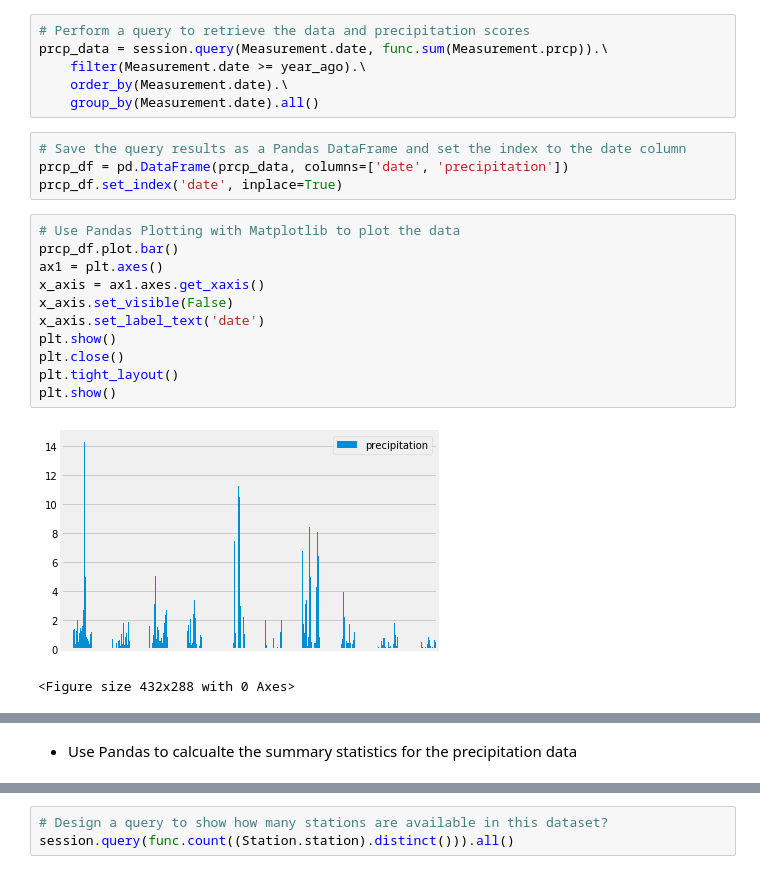
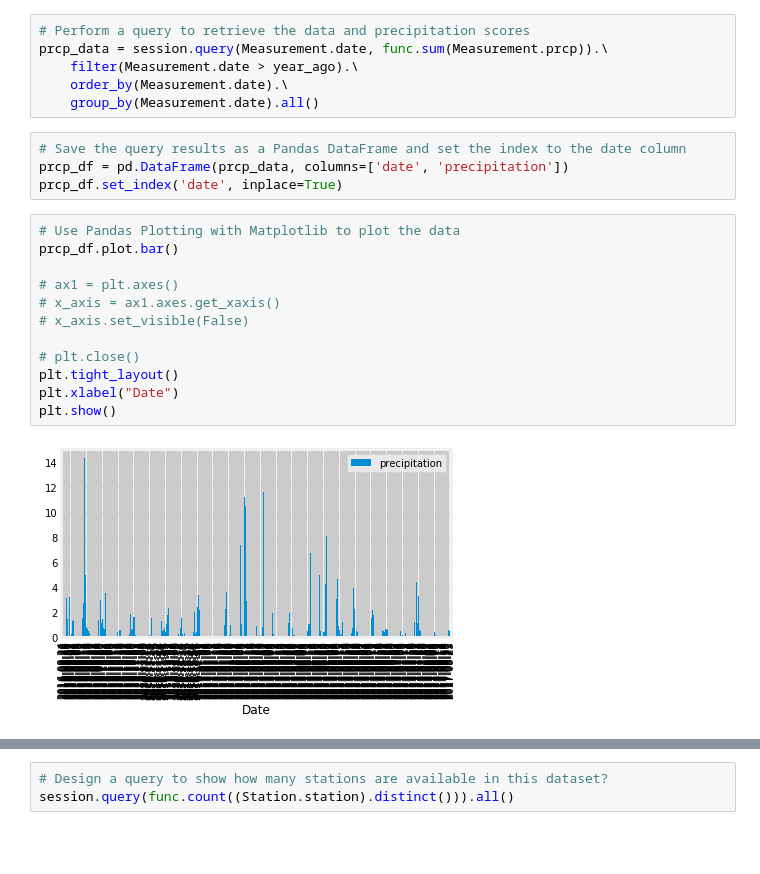
Before and after one commit to sponre01/Data-Science-Bootcamp-Homework, a Jupyter notebook: Homework_8_Advanced-Data-Storage-and-Retrieval/climate_analysis.ipynb, the cells around one changed output, grey strips where cells are left out. Drawn from its saved outputs; the diff is of its cells as text; blank space fills up the shorter version.

```diff
--- a/Homework_8_Advanced-Data-Storage-and-Retrieval/climate_analysis.ipynb
+++ b/Homework_8_Advanced-Data-Storage-and-Retrieval/climate_analysis.ipynb
@@ -54,7 +63,7 @@ datetime.date(2016, 8, 23)
 # %%
 # Perform a query to retrieve the data and precipitation scores
 prcp_data = session.query(Measurement.date, func.sum(Measurement.prcp)).\
-    filter(Measurement.date >= year_ago).\
+    filter(Measurement.date > year_ago).\
     order_by(Measurement.date).\
     group_by(Measurement.date).all()
 # %%
@@ -64,20 +73,18 @@ prcp_df.set_index('date', inplace=True)
 # %%
 # Use Pandas Plotting with Matplotlib to plot the data
 prcp_df.plot.bar()
-ax1 = plt.axes()
-x_axis = ax1.axes.get_xaxis()
-x_axis.set_visible(False)
-x_axis.set_label_text('date')
+
+# ax1 = plt.axes()
+# x_axis = ax1.axes.get_xaxis()
+# x_axis.set_visible(False)
+
+# plt.close()
+plt.tight_layout()
+plt.xlabel("Date")
 plt.show()
-plt.close()
-plt.tight_layout()
-plt.show()
 # %% [output]
-[figure, old version]
+[figure, new version]
-<Figure size 432x288 with 0 Axes>
 # %% [markdown]
 ![precipitation](Images/precipitation.png)
-# %% [markdown]
-- Use Pandas to calcualte the summary statistics for the precipitation data
 # %%
 # Use Pandas to calcualte the summary statistics for the precipitation data
```
Also changed, not shown: parts of 14 cells of this notebook, 1 other file.
